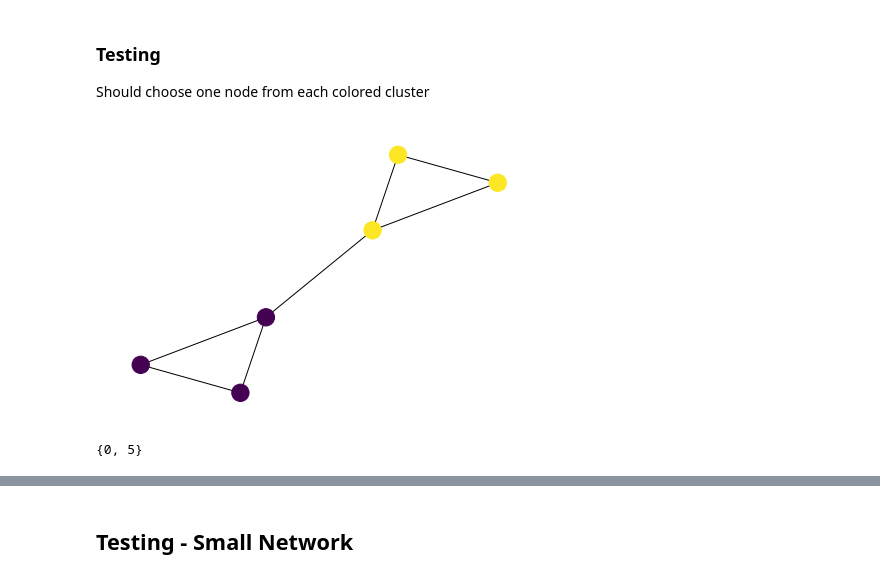
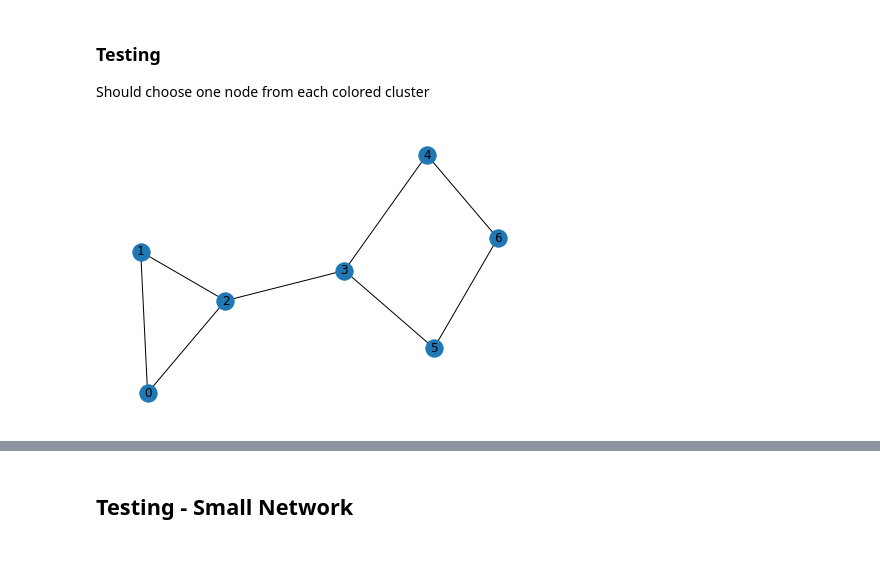
Before and after one commit to arnav-b/sensor-placement, a Jupyter notebook: algorithms.ipynb, the cells around one changed output, grey strips where cells are left out. Drawn from its saved outputs; the diff is of its cells as text; code cells hidden in the pictures.

```diff
--- a/algorithms.ipynb
+++ b/algorithms.ipynb
@@ -131,20 +184,27 @@ def evaluate_iterative_all(v, sensors, x, P):
 Should choose one node from each colored cluster
 # %%
 J = nx.Graph()
-J.add_node(0, speed=0)
-J.add_node(1, speed=0)
-J.add_node(2, speed=0)
 
-J.add_node(3, speed=10)
-J.add_node(4, speed=10)
-J.add_node(5, speed=10)
+J.add_edge(0,1)
+J.add_edge(1,2)
+J.add_edge(0,2)
+J.add_edge(2,3)
+J.add_edge(3,4)
+J.add_edge(3,5)
+J.add_edge(4,6)
+J.add_edge(5,6)
 
-J.add_edges_from([(0, 1), (1, 2), (2, 0), (2, 3), (3, 4), (4, 5), (3, 5)])
-nx.draw(J, node_color=[data["speed"] for _, data in J.nodes(data=True)])
+flows = {}
+
+flows[(0,1)] = 10.
+flows[(1,2)] = 10
+flows[(0,2)] = -10.
+flows[(2,3)] = 0.
+flows[(3,4)] = -10.
+flows[(3,5)] = 10.
+flows[(4,6)] = -10.
+flows[(5,6)] = 10.
+
+nx.draw(J, with_labels=True)
 # %% [output]
-[figure, old version]
+[figure, new version]
-# %%
-s, _, _, _ = choose_sensors(J, "speed", evaluate_iterative_all, 2)
-print(s)
-# %% [output]
-{0, 5}
```
Also changed, not shown: parts of 20 cells of this notebook, 1 other file.
